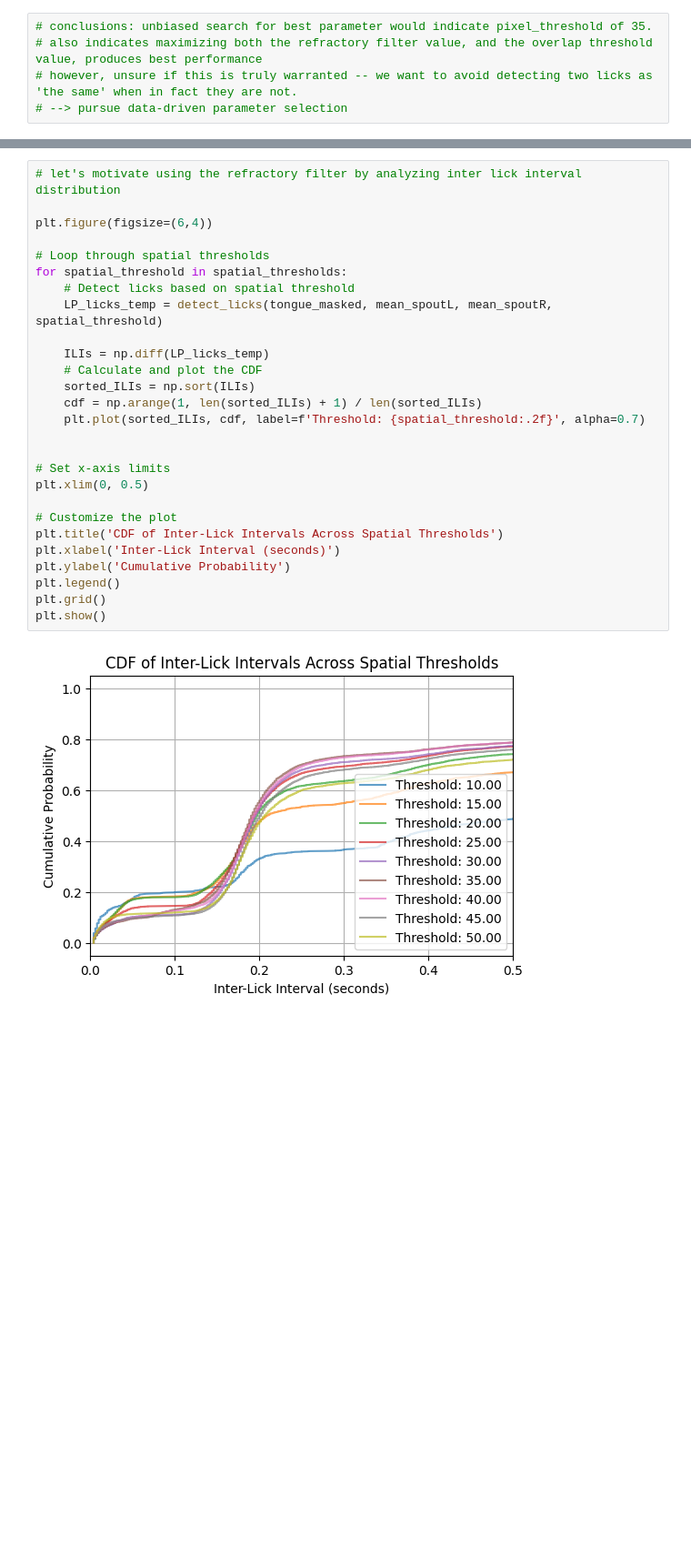
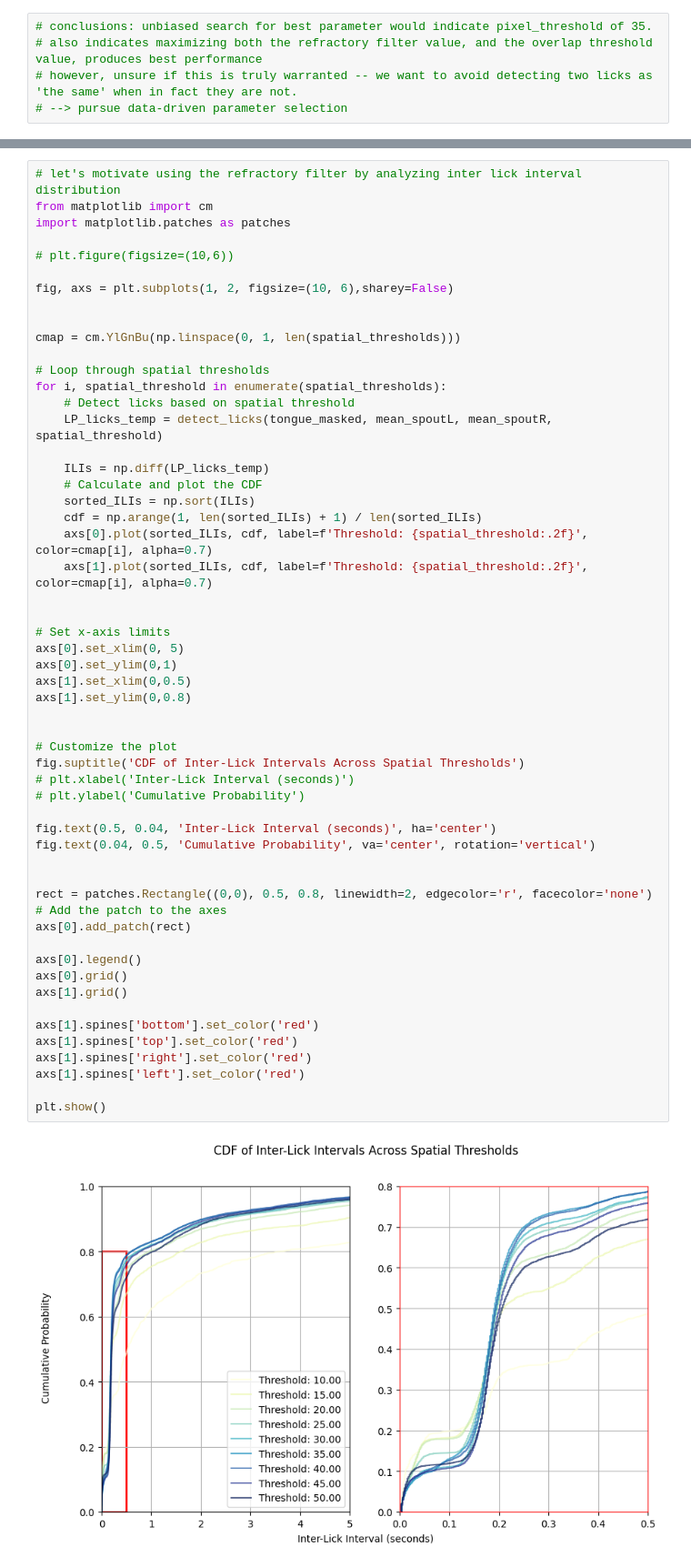
Before and after one commit to 1mattbecker/kinematics_analysis, a Jupyter notebook: code/tongue_lickometer.ipynb, the cells around one changed output, grey strips where cells are left out. Shown at 91% size. Cells and saved outputs as stored; diff of their text form; blank space fills up the shorter version.

```diff
--- a/code/tongue_lickometer.ipynb
+++ b/code/tongue_lickometer.ipynb
@@ -514,30 +535,58 @@ Heatmap 3 Max - Time Threshold: 0.25, T Refractory: 0.1, F1 Score: 0.80
 # %%
 # let's motivate using the refractory filter by analyzing inter lick interval distribution
+from matplotlib import cm
+import matplotlib.patches as patches
 
-plt.figure(figsize=(6,4))
+# plt.figure(figsize=(10,6))
+
+fig, axs = plt.subplots(1, 2, figsize=(10, 6),sharey=False)
+
+
+cmap = cm.YlGnBu(np.linspace(0, 1, len(spatial_thresholds)))
 
 # Loop through spatial thresholds
-for spatial_threshold in spatial_thresholds:
+for i, spatial_threshold in enumerate(spatial_thresholds):
     # Detect licks based on spatial threshold
     LP_licks_temp = detect_licks(tongue_masked, mean_spoutL, mean_spoutR, spatial_threshold)
 
     ILIs = np.diff(LP_licks_temp)
     # Calculate and plot the CDF
     sorted_ILIs = np.sort(ILIs)
     cdf = np.arange(1, len(sorted_ILIs) + 1) / len(sorted_ILIs)
-    plt.plot(sorted_ILIs, cdf, label=f'Threshold: {spatial_threshold:.2f}', alpha=0.7)
+    axs[0].plot(sorted_ILIs, cdf, label=f'Threshold: {spatial_threshold:.2f}', color=cmap[i], alpha=0.7)
+    axs[1].plot(sorted_ILIs, cdf, label=f'Threshold: {spatial_threshold:.2f}', color=cmap[i], alpha=0.7)
 
 
 # Set x-axis limits
-plt.xlim(0, 0.5)
+axs[0].set_xlim(0, 5)
+axs[0].set_ylim(0,1)
+axs[1].set_xlim(0,0.5)
+axs[1].set_ylim(0,0.8)
+
 
 # Customize the plot
-plt.title('CDF of Inter-Lick Intervals Across Spatial Thresholds')
-plt.xlabel('Inter-Lick Interval (seconds)')
-plt.ylabel('Cumulative Probability')
-plt.legend()
-plt.grid()
+fig.suptitle('CDF of Inter-Lick Intervals Across Spatial Thresholds')
+# plt.xlabel('Inter-Lick Interval (seconds)')
+# plt.ylabel('Cumulative Probability')
+
+fig.text(0.5, 0.04, 'Inter-Lick Interval (seconds)', ha='center')
+fig.text(0.04, 0.5, 'Cumulative Probability', va='center', rotation='vertical')
+
+
+rect = patches.Rectangle((0,0), 0.5, 0.8, linewidth=2, edgecolor='r', facecolor='none')
+# Add the patch to the axes
+axs[0].add_patch(rect)
+
+axs[0].legend()
+axs[0].grid()
+axs[1].grid()
+
+axs[1].spines['bottom'].set_color('red')
+axs[1].spines['top'].set_color('red')
+axs[1].spines['right'].set_color('red')
+axs[1].spines['left'].set_color('red')
+
 plt.show()
 # %% [output]
-[figure, old version]
+[figure, new version]
 # %%
```
Also changed, not shown: parts of 17 cells of this notebook, 2 other files.
